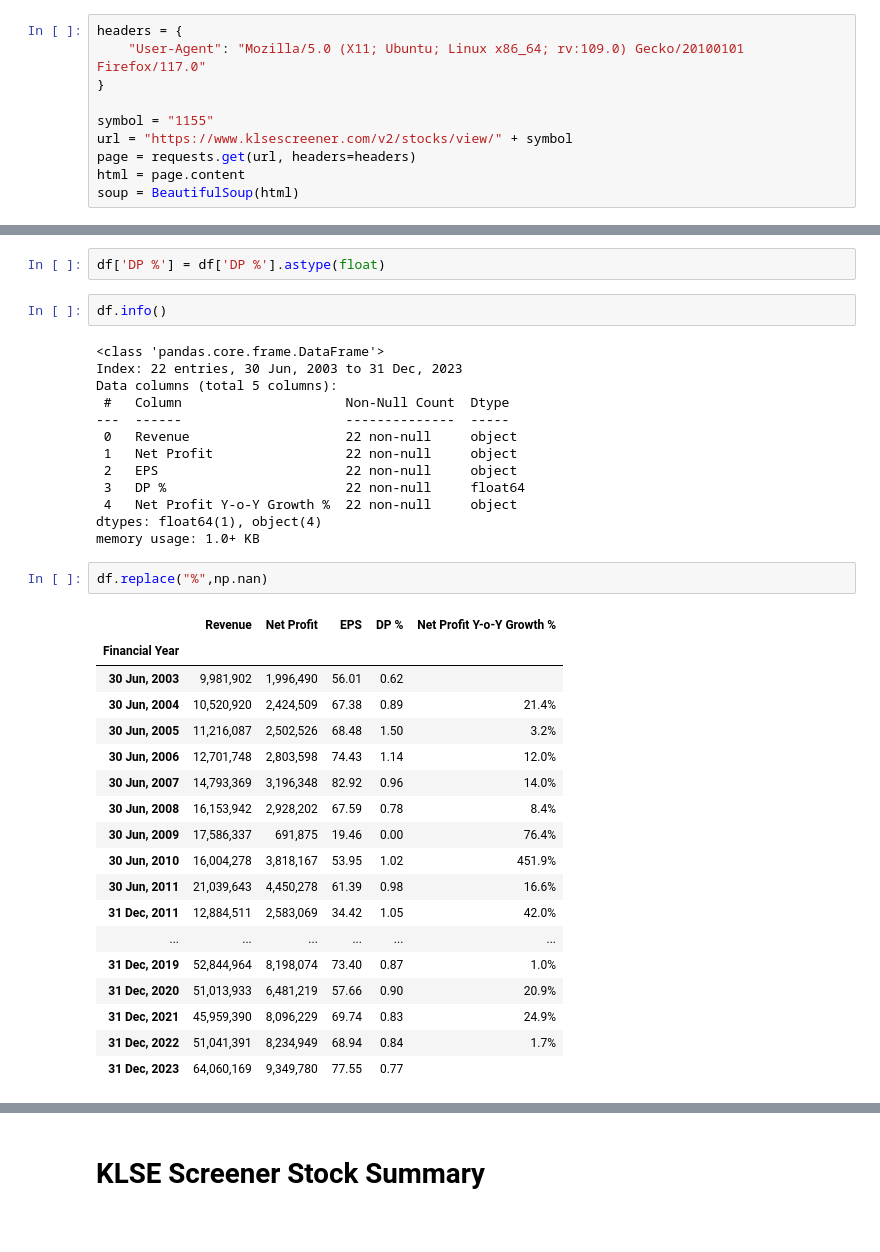
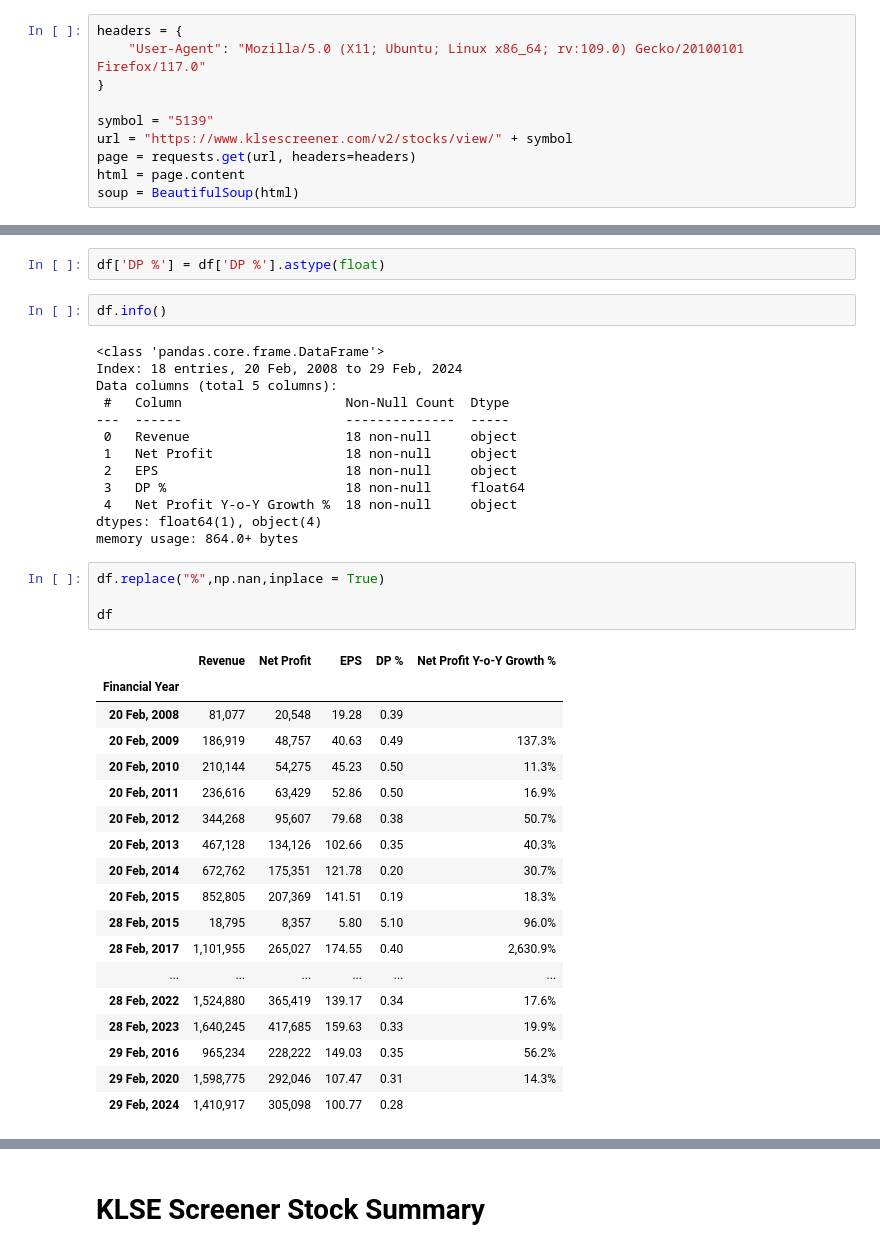
Before and after one commit to yeesem/Web-Scraping, a Jupyter notebook: Web_Scraping_KLSE_SCREENER.ipynb, the cells around one changed output, grey strips where cells are left out. Drawn from its saved outputs; the diff is of its cells as text.

```diff
--- a/Web_Scraping_KLSE_SCREENER.ipynb
+++ b/Web_Scraping_KLSE_SCREENER.ipynb
@@ -18,7 +18,7 @@ headers = {
     "User-Agent": "Mozilla/5.0 (X11; Ubuntu; Linux x86_64; rv:109.0) Gecko/20100101 Firefox/117.0"
 }
 
-symbol = "1155"
+symbol = "5139"
 url = "https://www.klsescreener.com/v2/stocks/view/" + symbol
 page = requests.get(url, headers=headers)
 html = page.content
@@ -298,37 +297,39 @@ df['DP %'] = df['DP %'].astype(float)
 df.info()
 # %% [output]
 <class 'pandas.core.frame.DataFrame'>
-Index: 22 entries, 30 Jun, 2003 to 31 Dec, 2023
+Index: 18 entries, 20 Feb, 2008 to 29 Feb, 2024
 Data columns (total 5 columns):
  #   Column                     Non-Null Count  Dtype
 ---  ------                     --------------  -----
- 0   Revenue                    22 non-null     object
- 1   Net Profit                 22 non-null     object
- 2   EPS                        22 non-null     object
- 3   DP %                       22 non-null     float64
- 4   Net Profit Y-o-Y Growth %  22 non-null     object
+ 0   Revenue                    18 non-null     object
+ 1   Net Profit                 18 non-null     object
+ 2   EPS                        18 non-null     object
+ 3   DP %                       18 non-null     float64
+ 4   Net Profit Y-o-Y Growth %  18 non-null     object
 dtypes: float64(1), object(4)
-memory usage: 1.0+ KB
+memory usage: 864.0+ bytes
 # %%
-df.replace("%",np.nan)
+df.replace("%",np.nan,inplace = True)
+
+df
 # %% [output]
 |  | Revenue | Net Profit | EPS | DP % | Net Profit Y-o-Y Growth % |
 | Financial Year |  |  |  |  |  |
-| 30 Jun, 2003 | 9,981,902 | 1,996,490 | 56.01 | 0.62 |  |
-| 30 Jun, 2004 | 10,520,920 | 2,424,509 | 67.38 | 0.89 | 21.4% |
-| 30 Jun, 2005 | 11,216,087 | 2,502,526 | 68.48 | 1.50 | 3.2% |
-| 30 Jun, 2006 | 12,701,748 | 2,803,598 | 74.43 | 1.14 | 12.0% |
-| 30 Jun, 2007 | 14,793,369 | 3,196,348 | 82.92 | 0.96 | 14.0% |
-| 30 Jun, 2008 | 16,153,942 | 2,928,202 | 67.59 | 0.78 | 8.4% |
-| 30 Jun, 2009 | 17,586,337 | 691,875 | 19.46 | 0.00 | 76.4% |
-| 30 Jun, 2010 | 16,004,278 | 3,818,167 | 53.95 | 1.02 | 451.9% |
-| 30 Jun, 2011 | 21,039,643 | 4,450,278 | 61.39 | 0.98 | 16.6% |
-| 31 Dec, 2011 | 12,884,511 | 2,583,069 | 34.42 | 1.05 | 42.0% |
+| 20 Feb, 2008 | 81,077 | 20,548 | 19.28 | 0.39 |  |
+| 20 Feb, 2009 | 186,919 | 48,757 | 40.63 | 0.49 | 137.3% |
+| 20 Feb, 2010 | 210,144 | 54,275 | 45.23 | 0.50 | 11.3% |
+| 20 Feb, 2011 | 236,616 | 63,429 | 52.86 | 0.50 | 16.9% |
+| 20 Feb, 2012 | 344,268 | 95,607 | 79.68 | 0.38 | 50.7% |
+| 20 Feb, 2013 | 467,128 | 134,126 | 102.66 | 0.35 | 40.3% |
+| 20 Feb, 2014 | 672,762 | 175,351 | 121.78 | 0.20 | 30.7% |
+| 20 Feb, 2015 | 852,805 | 207,369 | 141.51 | 0.19 | 18.3% |
+| 28 Feb, 2015 | 18,795 | 8,357 | 5.80 | 5.10 | 96.0% |
+| 28 Feb, 2017 | 1,101,955 | 265,027 | 174.55 | 0.40 | 2,630.9% |
 | ... | ... | ... | ... | ... | ... |
-| 31 Dec, 2019 | 52,844,964 | 8,198,074 | 73.40 | 0.87 | 1.0% |
-| 31 Dec, 2020 | 51,013,933 | 6,481,219 | 57.66 | 0.90 | 20.9% |
-| 31 Dec, 2021 | 45,959,390 | 8,096,229 | 69.74 | 0.83 | 24.9% |
-| 31 Dec, 2022 | 51,041,391 | 8,234,949 | 68.94 | 0.84 | 1.7% |
-| 31 Dec, 2023 | 64,060,169 | 9,349,780 | 77.55 | 0.77 |  |
+| 28 Feb, 2022 | 1,524,880 | 365,419 | 139.17 | 0.34 | 17.6% |
+| 28 Feb, 2023 | 1,640,245 | 417,685 | 159.63 | 0.33 | 19.9% |
+| 29 Feb, 2016 | 965,234 | 228,222 | 149.03 | 0.35 | 56.2% |
+| 29 Feb, 2020 | 1,598,775 | 292,046 | 107.47 | 0.31 | 14.3% |
+| 29 Feb, 2024 | 1,410,917 | 305,098 | 100.77 | 0.28 |  |
 # %%
 columns = df.columns
```
Also changed, not shown: parts of 35 cells of this notebook.
